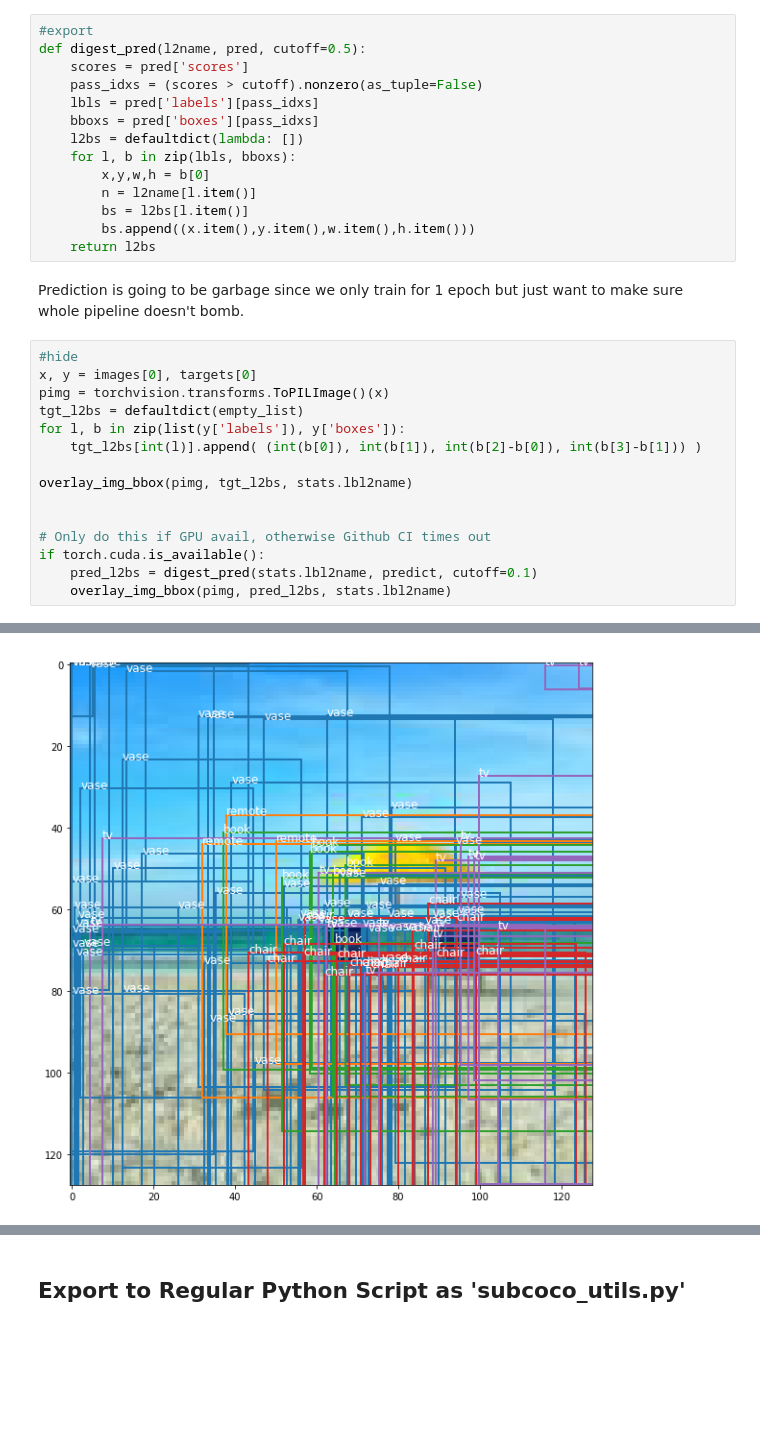
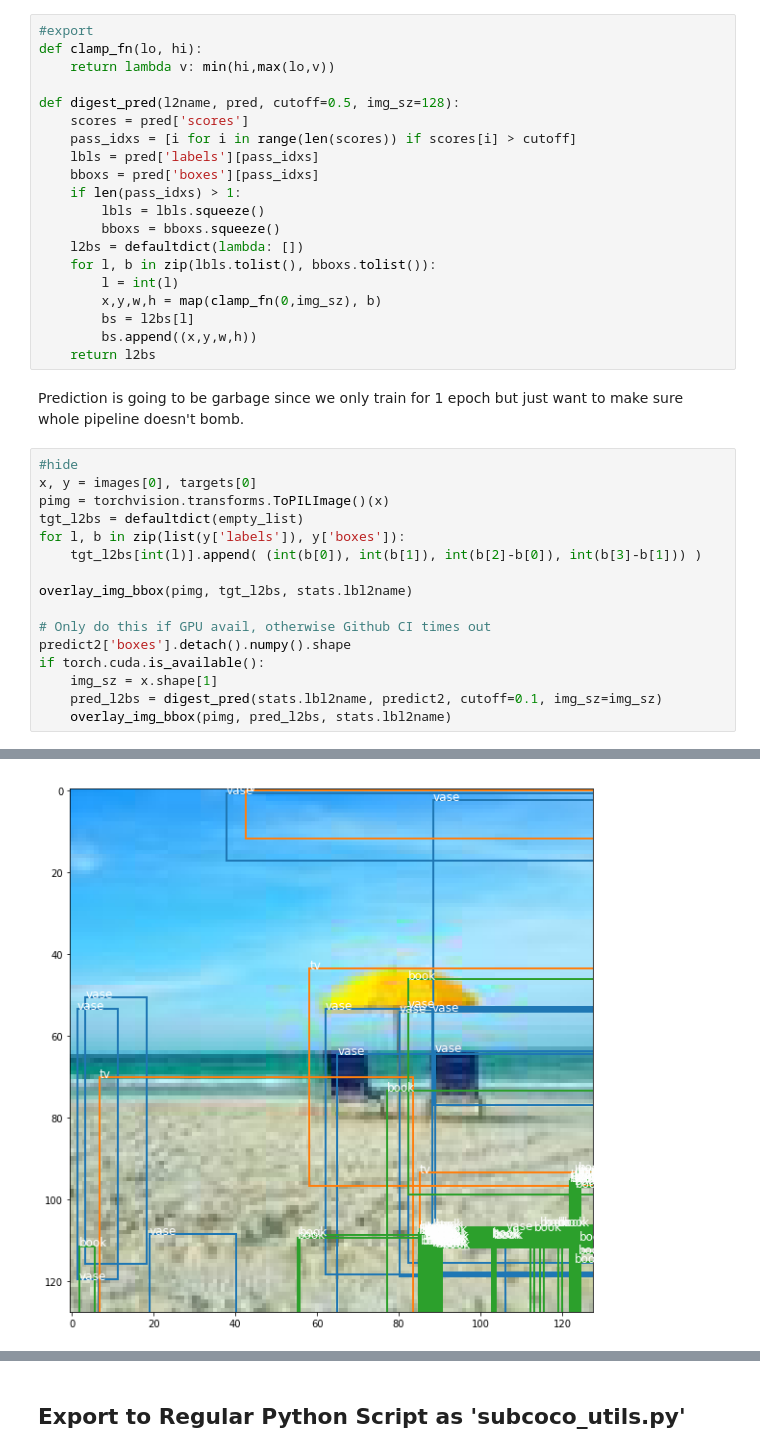
Before and after one commit to bguan/plmcbbox, a Jupyter notebook: 10_subcoco_utils.ipynb, the cells around one changed output, grey strips where cells are left out. Saved outputs shown, nothing was run; the diff lists cells and outputs as text; blank space fills up the shorter version.

```diff
--- a/10_subcoco_utils.ipynb
+++ b/10_subcoco_utils.ipynb
@@ -823,35 +821,42 @@ We've tested using Pytorch Lightning to save and load pretrained model but found
 ## Utility for Inference
 # %%
 #export
-def digest_pred(l2name, pred, cutoff=0.5):
+def clamp_fn(lo, hi):
+    return lambda v: min(hi,max(lo,v))
+
+def digest_pred(l2name, pred, cutoff=0.5, img_sz=128):
     scores = pred['scores']
-    pass_idxs = (scores > cutoff).nonzero(as_tuple=False)
+    pass_idxs = [i for i in range(len(scores)) if scores[i] > cutoff]
     lbls = pred['labels'][pass_idxs]
     bboxs = pred['boxes'][pass_idxs]
+    if len(pass_idxs) > 1:
+        lbls = lbls.squeeze()
+        bboxs = bboxs.squeeze()
     l2bs = defaultdict(lambda: [])
-    for l, b in zip(lbls, bboxs):
-        x,y,w,h = b[0]
-        n = l2name[l.item()]
-        bs = l2bs[l.item()]
-        bs.append((x.item(),y.item(),w.item(),h.item()))
+    for l, b in zip(lbls.tolist(), bboxs.tolist()):
+        l = int(l)
+        x,y,w,h = map(clamp_fn(0,img_sz), b)
+        bs = l2bs[l]
+        bs.append((x,y,w,h))
     return l2bs
 # %% [markdown]
 Prediction is going to be garbage since we only train for 1 epoch but just want to make sure whole pipeline doesn't bomb.
 # %%
 #hide
 x, y = images[0], targets[0]
 pimg = torchvision.transforms.ToPILImage()(x)
 tgt_l2bs = defaultdict(empty_list)
 for l, b in zip(list(y['labels']), y['boxes']):
     tgt_l2bs[int(l)].append( (int(b[0]), int(b[1]), int(b[2]-b[0]), int(b[3]-b[1])) )
 
 overlay_img_bbox(pimg, tgt_l2bs, stats.lbl2name)
 
-
 # Only do this if GPU avail, otherwise Github CI times out
+predict2['boxes'].detach().numpy().shape
 if torch.cuda.is_available():
-    pred_l2bs = digest_pred(stats.lbl2name, predict, cutoff=0.1)
+    img_sz = x.shape[1]
+    pred_l2bs = digest_pred(stats.lbl2name, predict2, cutoff=0.1, img_sz=img_sz)
     overlay_img_bbox(pimg, pred_l2bs, stats.lbl2name)
 # %% [output]
 [figure]
-[figure, old version]
+[figure, new version]
```
Also changed, not shown: parts of 5 cells of this notebook, 25 other files.
